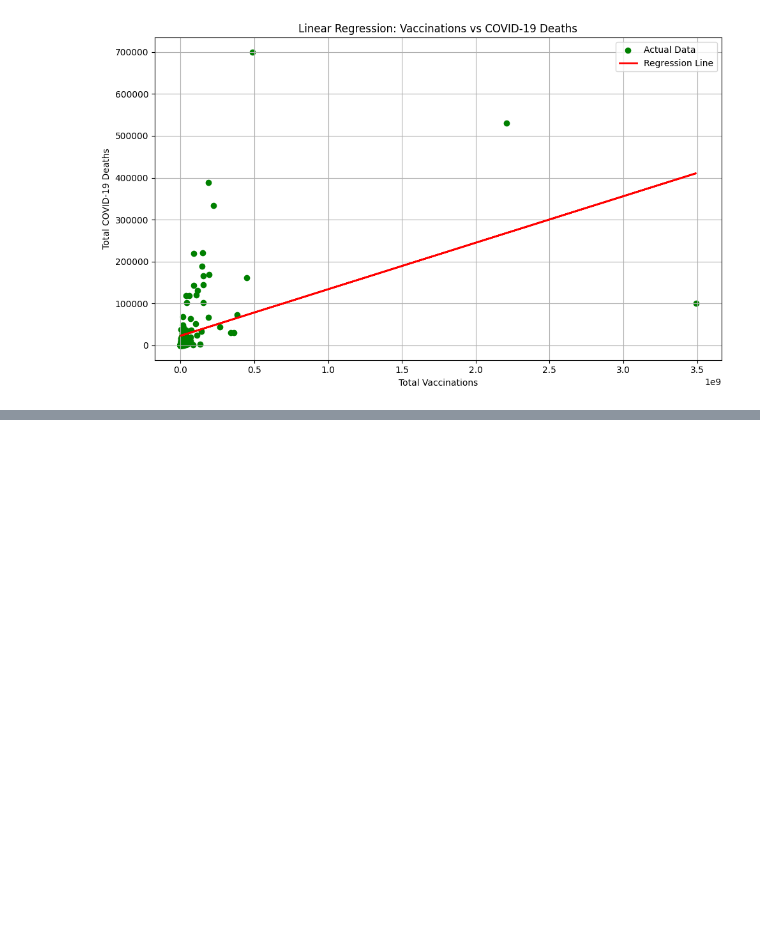
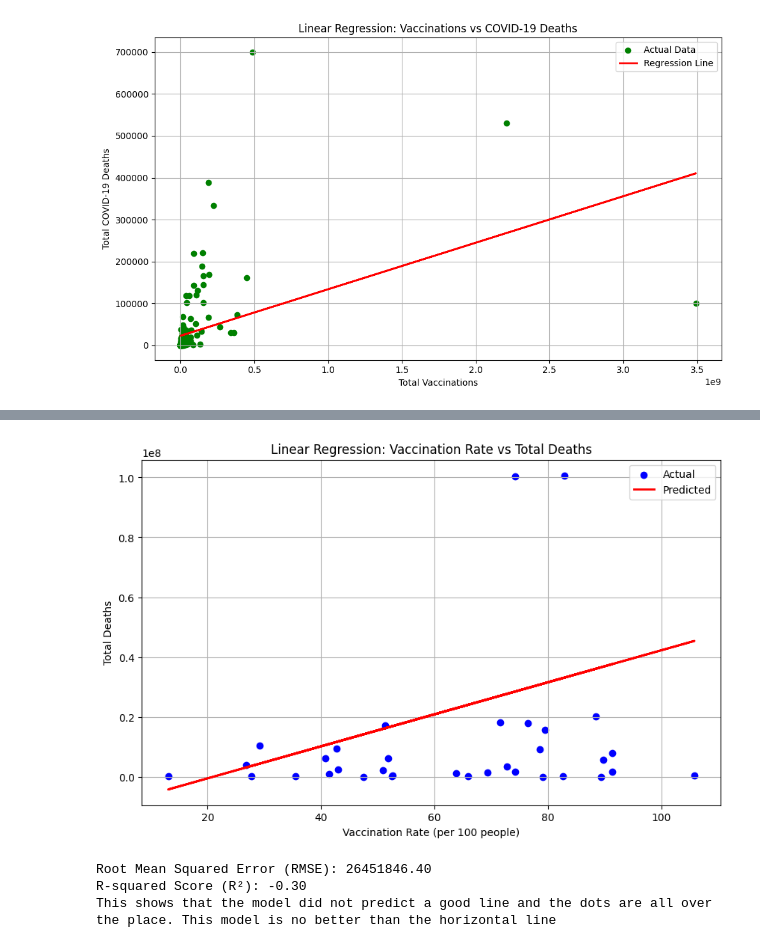
Before and after one commit to Sidhchamp1/Covid-19, a Jupyter notebook: Copy_of_test_code.ipynb, the cells around one changed output, grey strips where cells are left out. Drawn from its saved outputs; the diff is of its cells as text; code cells hidden in the pictures; blank space fills up the shorter version.

```diff
--- a/Copy_of_test_code.ipynb
+++ b/Copy_of_test_code.ipynb
@@ -910,0 +1019,70 @@ weighted avg       0.82      0.73      0.71        37
+# %%
+# Step 1: Import libraries
+import pandas as pd
+import numpy as np
+import matplotlib.pyplot as plt
+from sklearn.linear_model import LinearRegression
+from sklearn.model_selection import train_test_split
+from sklearn.metrics import mean_squared_error, r2_score
+
+# Step 2: Load the data
+url_vax = "https://raw.githubusercontent.com/owid/covid-19-data/master/public/data/vaccinations/vaccinations.csv"
+vax_df = pd.read_csv(url_vax)
+
+url_deaths = "https://raw.githubusercontent.com/CSSEGISandData/COVID-19/refs/heads/master/csse_covid_19_data/csse_covid_19_time_series/time_series_covid19_deaths_global.csv"
+deaths_df = pd.read_csv(url_deaths)
+
+# Step 3: Preprocess deaths data to get total deaths by country
+deaths_df = deaths_df.drop(columns=['Province/State', 'Lat', 'Long'])
+deaths_total = deaths_df.groupby('Country/Region').sum().reset_index()
+deaths_total['total_deaths'] = deaths_total.iloc[:, 1:].sum(axis=1)
+deaths_total = deaths_total[['Country/Region', 'total_deaths']]
+
+# Step 4: Get the latest vaccination data by country
+vax_latest = vax_df.sort_values('date').drop_duplicates('location', keep='last')
+vax_latest = vax_latest[['location', 'people_vaccinated_per_hundred']]
+vax_latest = vax_latest.rename(columns={'location': 'Country/Region', 'people_vaccinated_per_hundred': 'vaccination_rate'})
+
+# Step 5: Merge the data
+df = pd.merge(deaths_total, vax_latest, on='Country/Region')
+df = df.dropna()
+
+# Step 6: Select variables
+X = df[['vaccination_rate']]  # independent variable
+y = df['total_deaths']        # dependent variable
+
+# Step 7: Split data into train and test
+X_train, X_test, y_train, y_test = train_test_split(X, y, test_size=0.2, random_state=42)
+
+# Step 8: Train the model
+model = LinearRegression()
+model.fit(X_train, y_train)
+
+# Step 9: Predict and evaluate
+y_pred = model.predict(X_test)
+
+# Manually compute RMSE since squared=False might not be supported
+mse = mean_squared_error(y_test, y_pred)
+rmse = np.sqrt(mse)
+r2 = r2_score(y_test, y_pred)
+
+# Step 10: Visualize
+plt.figure(figsize=(10,6))
+plt.scatter(X_test, y_test, color='blue', label='Actual')
+plt.plot(X_test, y_pred, color='red', linewidth=2, label='Predicted')
+plt.xlabel('Vaccination Rate (per 100 people)')
+plt.ylabel('Total Deaths')
+plt.title('Linear Regression: Vaccination Rate vs Total Deaths')
+plt.legend()
+plt.grid(True)
+plt.show()
+
+# Step 11: Print Evaluation Metrics
+print(f"Root Mean Squared Error (RMSE): {rmse:.2f}")
+print(f"R-squared Score (R²): {r2:.2f}")
+print("This shows that the model did not predict a good line and the dots are all over the place. This model is no better than the horizontal line")
+# %% [output]
+[figure, added]
+Root Mean Squared Error (RMSE): 26451846.40
+R-squared Score (R²): -0.30
+This shows that the model did not predict a good line and the dots are all over the place. This model is no better than the horizontal line
```
Also changed, not shown: parts of 9 cells of this notebook.
